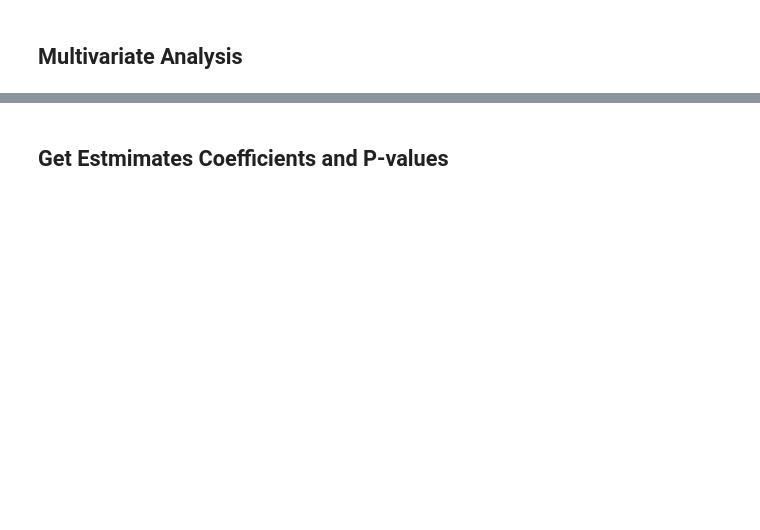
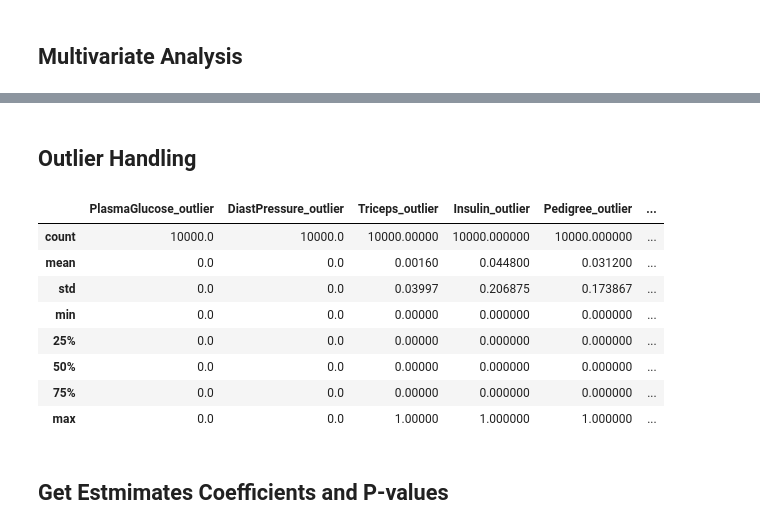
Before and after one commit to jbonfardeci/dl_data_science_week03, a Jupyter notebook: Logit_Diabetes.ipynb, the cells around one changed output, grey strips where cells are left out. Cells and saved outputs as stored; diff of their text form; code cells hidden in the pictures; blank space fills up the shorter version.

```diff
--- a/Logit_Diabetes.ipynb
+++ b/Logit_Diabetes.ipynb
@@ -151,0 +166,28 @@ Populating the interactive namespace from numpy and matplotlib
+# %% [markdown]
+## Outlier Handling
+# %%
+outliers = pd.DataFrame()
+df = df_raw.copy()
+outliers['PlasmaGlucose_outlier'] = list(map(lambda n: 1 if n < 16.5 else 0, df['PlasmaGlucose'].values))
+
+outliers['DiastPressure_outlier'] = list(map(lambda n: 1 if n < 17.5 else 0, df['DiastolicBloodPressure'].values))
+
+outliers['Triceps_outlier'] = list(map(lambda n: 1 if n > 80.0 else 0, df['TricepsThickness'].values))
+
+outliers['Insulin_outlier'] = list(map(lambda n: 1 if n > 434.0 else 0, df['SerumInsulin'].values))
+
+outliers['Pedigree_outlier'] = list(map(lambda n: 1 if n > 1.35 else 0, df['DiabetesPedigree'].values))
+
+outliers['Age_outlier'] = list(map(lambda n: 1 if n > 54.5 else 0, df['Age'].values))
+
+outliers.describe()
+# %% [output]
+|  | PlasmaGlucose_outlier | DiastPressure_outlier | Triceps_outlier | Insulin_outlier | Pedigree_outlier | ... |
+| count | 10000.0 | 10000.0 | 10000.00000 | 10000.000000 | 10000.000000 | ... |
+| mean | 0.0 | 0.0 | 0.00160 | 0.044800 | 0.031200 | ... |
+| std | 0.0 | 0.0 | 0.03997 | 0.206875 | 0.173867 | ... |
+| min | 0.0 | 0.0 | 0.00000 | 0.000000 | 0.000000 | ... |
+| 25% | 0.0 | 0.0 | 0.00000 | 0.000000 | 0.000000 | ... |
+| 50% | 0.0 | 0.0 | 0.00000 | 0.000000 | 0.000000 | ... |
+| 75% | 0.0 | 0.0 | 0.00000 | 0.000000 | 0.000000 | ... |
+| max | 0.0 | 0.0 | 1.00000 | 1.000000 | 1.000000 | ... |
```
Also changed, not shown: parts of 19 cells of this notebook, 11 other files.
